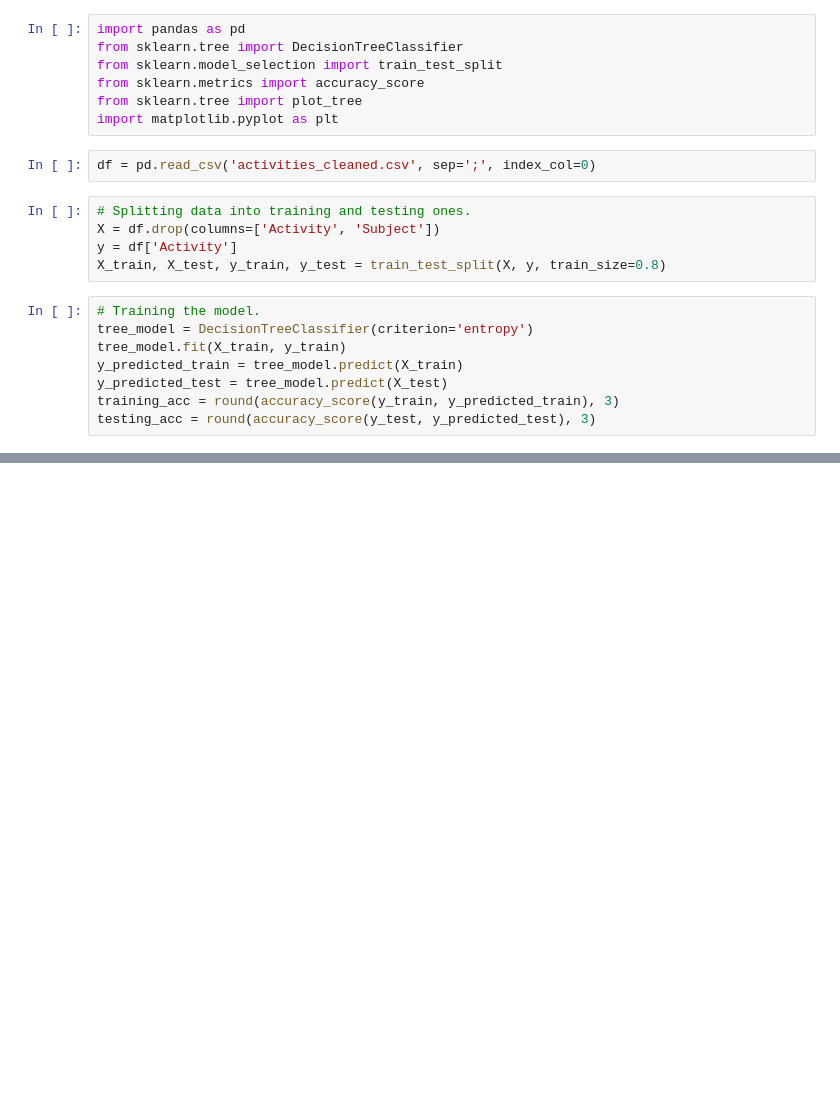
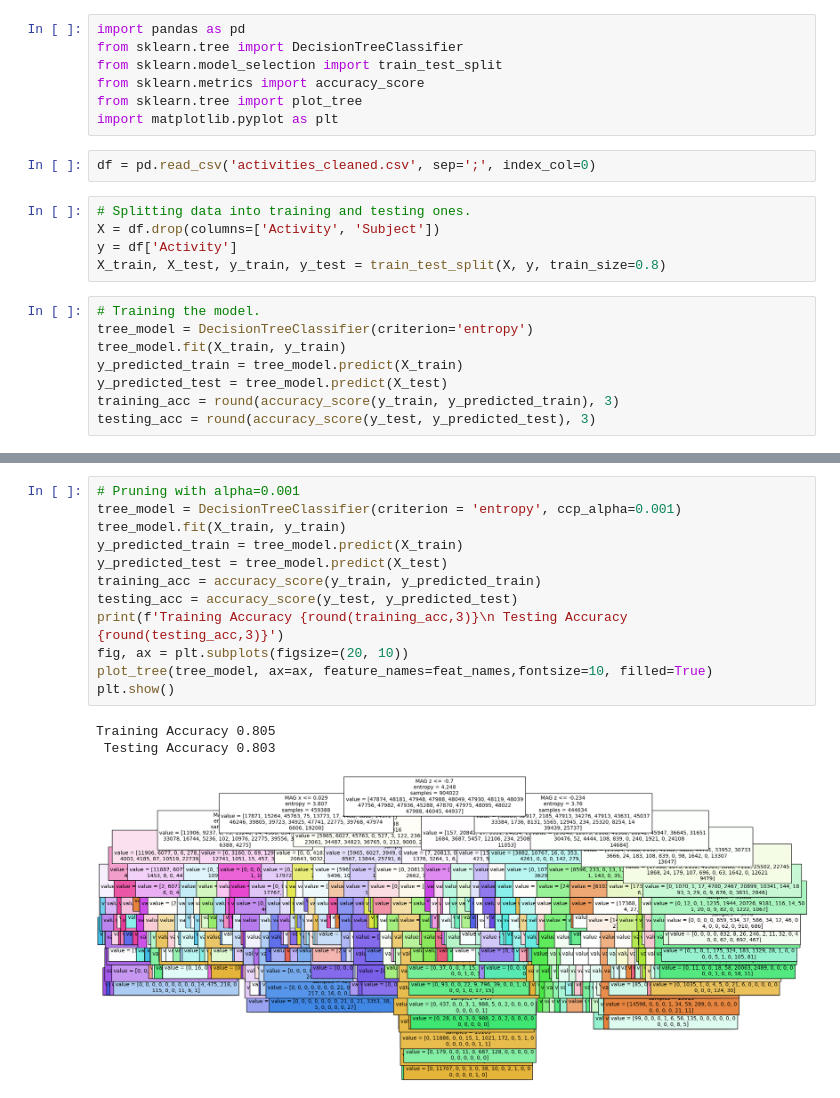
Before and after one commit to GiordanoT/predictive-analytics, a Jupyter notebook: 05 - Supervised Learning - DT.ipynb, the cells around one changed output, grey strips where cells are left out. Cells and saved outputs as stored; diff of their text form; blank space fills up the shorter version.

```diff
--- a/05 - Supervised Learning - DT.ipynb
+++ b/05 - Supervised Learning - DT.ipynb
@@ -26,0 +44,16 @@ print(f'Testing Accuracy: {testing_acc}')
+# %%
+# Pruning with alpha=0.001
+tree_model = DecisionTreeClassifier(criterion = 'entropy', ccp_alpha=0.001)
+tree_model.fit(X_train, y_train)
+y_predicted_train = tree_model.predict(X_train)
+y_predicted_test = tree_model.predict(X_test)
+training_acc = accuracy_score(y_train, y_predicted_train)
+testing_acc = accuracy_score(y_test, y_predicted_test)
+print(f'Training Accuracy {round(training_acc,3)}\n Testing Accuracy {round(testing_acc,3)}')
+fig, ax = plt.subplots(figsize=(20, 10))
+plot_tree(tree_model, ax=ax, feature_names=feat_names,fontsize=10, filled=True)
+plt.show()
+# %% [output]
+Training Accuracy 0.805
+ Testing Accuracy 0.803
+[figure, added]
```
Also changed, not shown: parts of 3 cells of this notebook, 4 other files.
